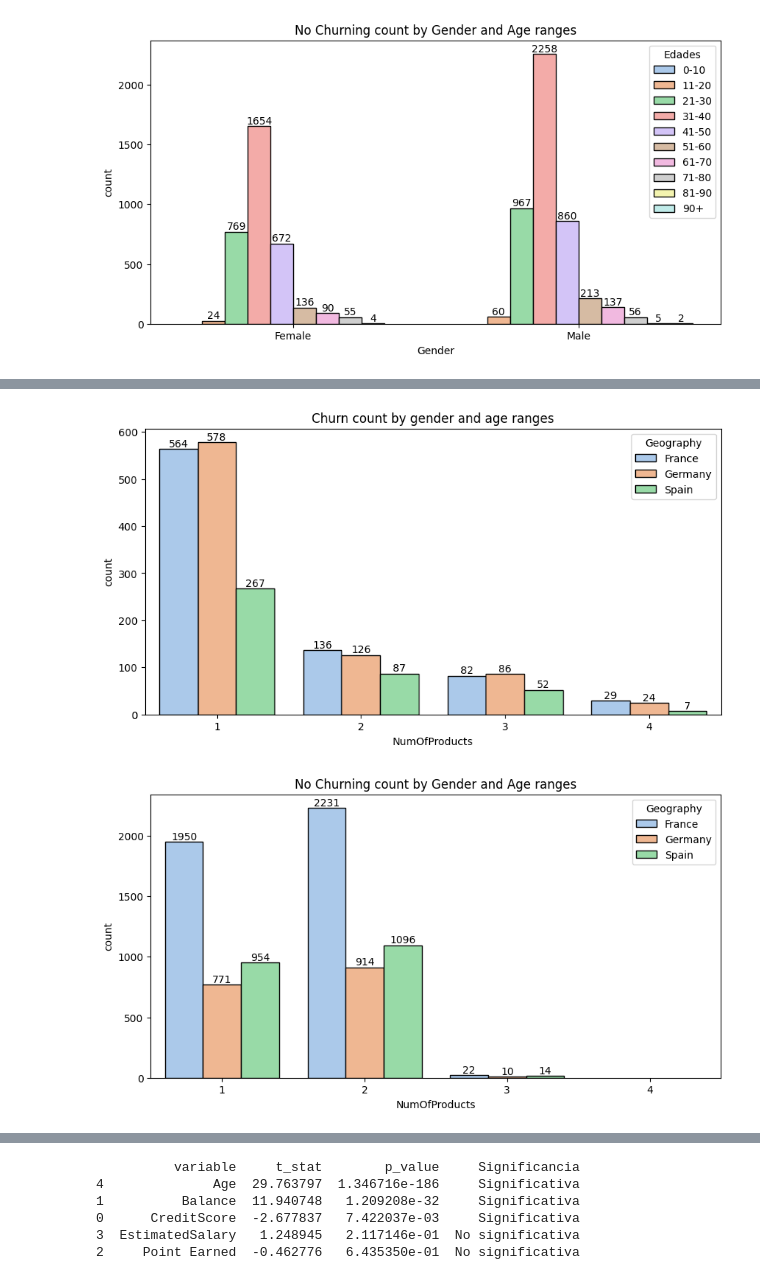
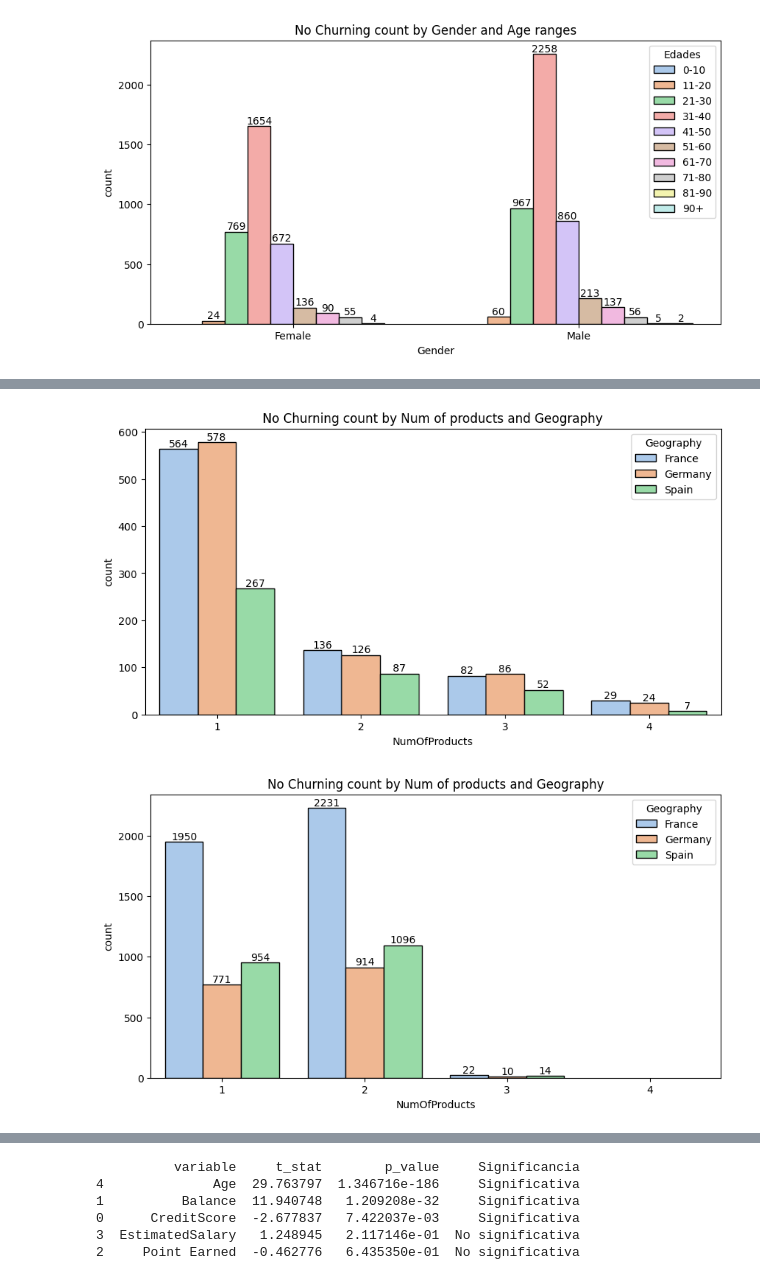
Before and after one commit to ricardo4lvarez/Portfolio_Data_Analist, a Jupyter notebook: 01_Churn/Churn.ipynb, the cells around one changed output, grey strips where cells are left out. Cells and saved outputs as stored; diff of their text form; code cells hidden in the pictures.

Commit message:
Update Churn

```diff
--- a/01_Churn/Churn.ipynb
+++ b/01_Churn/Churn.ipynb
@@ -5,7 +11,7 @@ import numpy as np
 import matplotlib as plt
 import matplotlib.pyplot as plt
 # %%
-df = pd.read_csv("C:/Users/oem/Desktop/Portafolio/Customer-Churn-Records.csv")
+df = pd.read_csv("Customer-Churn-Records.csv")
 # %%
 df.shape
 # %% [output]
@@ -100,7 +106,7 @@ Data columns (total 15 columns):
 dtypes: float64(2), int64(10), object(3)
 memory usage: 1.1+ MB
 # %%
-variables_cat = ["Tenure", "Geography", "Gender", "NumOfProducts", "HasCrCard", "IsActiveMember", "Churn", "Complain", "Satisfaction Score", "Card Type"]
+variables_cat = ["Tenure", "Geography", "Gender", "NumOfProducts", "HasCrCard", "IsActiveMember", "Complain", "Satisfaction Score", "Card Type"]
 # %%
 new_df[variables_cat] = new_df[variables_cat].astype("category")
 new_df.info()
@@ -220,5 +229,7 @@ for i, predicor in enumerate(new_df.select_dtypes("category")):
 # %% [markdown]
 ## EDA Numeric Values
+# %%
+new_df["Churn"] = new_df["Churn"].astype("category")
 # %%
 for i, predicor in enumerate(new_df.select_dtypes("number")):
     plt.figure(i)
@@ -345,22 +360,22 @@ Por otra parte los usuarios que menos se desuscriben están entre los 21 y 40 a
 # %%
 order_geos = ['France', 'Germany', 'Spain']
 
 plt.figure(figsize=(10,5))
 ax = sns.countplot(data=grupo1, x="NumOfProducts", hue="Geography", palette="pastel", edgecolor="black", hue_order=order_geos)
-plt.title("Churn count by gender and age ranges")
+plt.title("No Churning count by Num of products and Geography")
 for container in ax.containers:
     ax.bar_label(container)
 plt.show()
 
 plt.figure(figsize=(10,5))
 ax = sns.countplot(data=grupo2, x="NumOfProducts", hue="Geography", palette="pastel", edgecolor="black", hue_order=order_geos)
-plt.title("No Churning count by Gender and Age ranges")
+plt.title("No Churning count by Num of products and Geography")
 for container in ax.containers:
     ax.bar_label(container)
 plt.show()
 # %% [output]
-[figure, old version]
+[figure, new version]
-[figure, old version]
+[figure, new version]
 # %% [markdown]
 ### Insights
 
```
Also changed, not shown: parts of 39 cells of this notebook.
